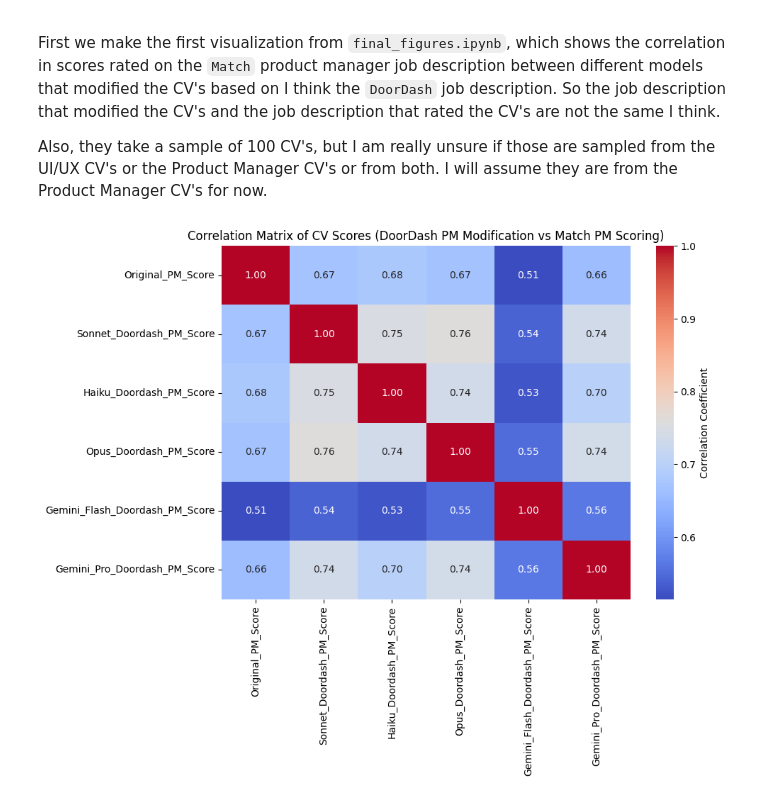
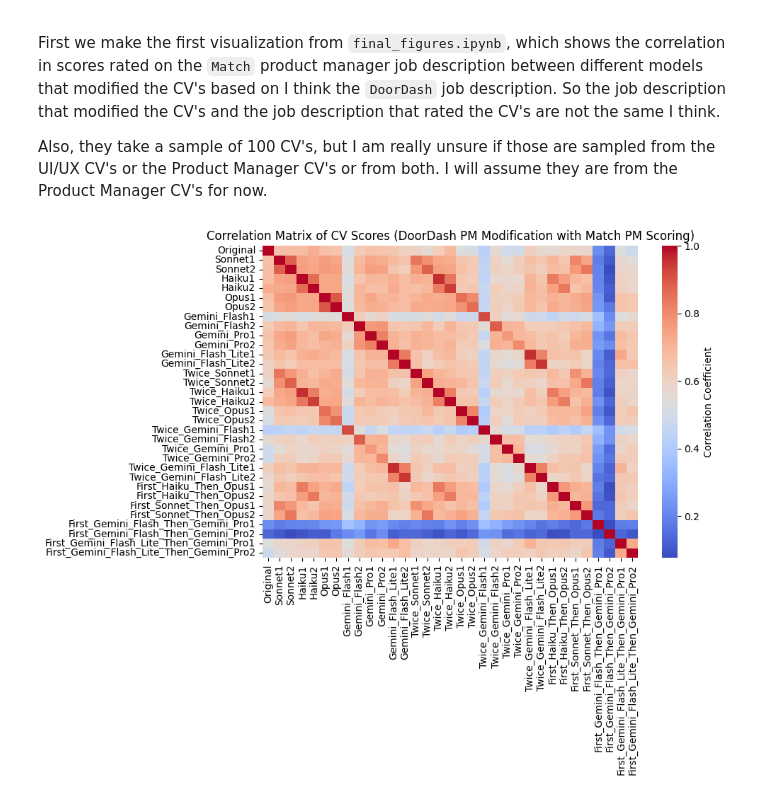
Before and after one commit to pvdklei/FACT, a Jupyter notebook: pepijn/visualize.ipynb, the cells around one changed output. Drawn from its saved outputs; the diff is of its cells as text; code cells hidden in the pictures.

```diff
--- a/pepijn/visualize.ipynb
+++ b/pepijn/visualize.ipynb
@@ -67,10 +65,40 @@ scores_gemini_flash_doordash_pm_df = pd.read_csv(os.path.join(CV_SCORES_FOLDER,
 scores_gemini_flash_google_ux_df = pd.read_csv(os.path.join(CV_SCORES_FOLDER, "gemini_flash_google_ux.csv"), index_col=0)
 scores_gemini_pro_doordash_pm_df = pd.read_csv(os.path.join(CV_SCORES_FOLDER, "gemini_pro_doordash_pm.csv"), index_col=0)
 scores_gemini_pro_google_ux_df = pd.read_csv(os.path.join(CV_SCORES_FOLDER, "gemini_pro_google_ux.csv"), index_col=0)
+scores_gemini_flash_lite_doordash_pm_df = pd.read_csv(os.path.join(CV_SCORES_FOLDER, "gemini_flash_lite_doordash_pm.csv"), index_col=0)
+scores_gemini_flash_lite_google_ux_df = pd.read_csv(os.path.join(CV_SCORES_FOLDER, "gemini_flash_lite_google_ux.csv"), index_col=0)
+
+scores_twice_sonnet_doordash_pm_df = pd.read_csv(os.path.join(CV_SCORES_FOLDER, "twice_sonnet_doordash_pm.csv"), index_col=0)
+scores_twice_sonnet_google_ux_df = pd.read_csv(os.path.join(CV_SCORES_FOLDER, "twice_sonnet_google_ux.csv"), index_col=0)
+scores_twice_haiku_doordash_pm_df = pd.read_csv(os.path.join(CV_SCORES_FOLDER, "twice_haiku_doordash_pm.csv"), index_col=0)
+scores_twice_haiku_google_ux_df = pd.read_csv(os.path.join(CV_SCORES_FOLDER, "twice_haiku_google_ux.csv"), index_col=0)
+scores_twice_opus_doordash_pm_df = pd.read_csv(os.path.join(CV_SCORES_FOLDER, "twice_opus_doordash_pm.csv"), index_col=0)
+scores_twice_opus_google_ux_df = pd.read_csv(os.path.join(CV_SCORES_FOLDER, "twice_opus_google_ux.csv"), index_col=0)
+scores_twice_gemini_flash_doordash_pm_df = pd.read_csv(os.path.join(CV_SCORES_FOLDER, "twice_gemini_flash_doordash_pm.csv"), index_col=0)
+scores_twice_gemini_flash_google_ux_df = pd.read_csv(os.path.join(CV_SCORES_FOLDER, "twice_gemini_flash_google_ux.csv"), index_col=0)
+scores_twice_gemini_pro_doordash_pm_df = pd.read_csv(os.path.join(CV_SCORES_FOLDER, "twice_gemini_pro_doordash_pm.csv"), index_col=0)
+scores_twice_gemini_pro_google_ux_df = pd.read_csv(os.path.join(CV_SCORES_FOLDER, "twice_gemini_pro_google_ux.csv"), index_col=0)
+scores_twice_gemini_flash_lite_doordash_pm_df = pd.read_csv(os.path.join(CV_SCORES_FOLDER, "twice_gemini_flash_lite_doordash_pm.csv"), index_col=0)
+scores_twice_gemini_flash_lite_google_ux_df = pd.read_csv(os.path.join(CV_SCORES_FOLDER, "twice_gemini_flash_lite_google_ux.csv"), index_col=0)
+
+scores_first_haiku_then_opus_doordash_pm_df = pd.read_csv(os.path.join(CV_SCORES_FOLDER, "twice_haiku_opus_doordash_pm.csv"), index_col=0)
+scores_first_haiku_then_opus_google_ux_df = pd.read_csv(os.path.join(CV_SCORES_FOLDER, "twice_haiku_opus_google_ux.csv"), index_col=0)
+scores_first_sonnet_then_opus_doordash_pm_df = pd.read_csv(os.path.join(CV_SCORES_FOLDER, "twice_sonnet_opus_doordash_pm.csv"), index_col=0)
+scores_first_sonnet_then_opus_google_ux_df = pd.read_csv(os.path.join(CV_SCORES_FOLDER, "twice_sonnet_opus_google_ux.csv"), index_col=0)
+scores_first_gemini_flash_then_gemini_pro_doordash_pm_df = pd.read_csv(os.path.join(CV_SCORES_FOLDER, "twice_gemini_flash_pro_doordash_pm.csv"), index_col=0)
+scores_first_gemini_flash_then_gemini_pro_google_ux_df = pd.read_csv(os.path.join(CV_SCORES_FOLDER, "twice_gemini_flash_pro_google_ux.csv"), index_col=0)
+scores_first_gemini_flash_lite_then_gemini_pro_doordash_pm_df = pd.read_csv(os.path.join(CV_SCORES_FOLDER, "twice_gemini_flash_lite_pro_doordash_pm.csv"), index_col=0)
+scores_first_gemini_flash_lite_then_gemini_pro_google_ux_df = pd.read_csv(os.path.join(CV_SCORES_FOLDER, "twice_gemini_flash_lite_pro_google_ux.csv"), index_col=0)
 # %%
 def select_and_rename_by_substr(df, substr, new_name):
     col = df.filter(like=substr).columns[0]
     return df[[col]].rename(columns={col: new_name})
+
+
+def combine_dfs(dfs: list[tuple[pd.DataFrame, str, str]]) -> pd.DataFrame:
+    selected_dfs = [select_and_rename_by_substr(df, substr, new_name) for df, substr, new_name in dfs]
+    combined_df = pd.concat(selected_dfs, axis=1, join="outer")
+    return combined_df
 # %% [markdown]
 # Modified CVs inpection
 
@@ -249,20 +368,21 @@ scores_doordash_match_pm_combined_df = pd.concat(
 # %%
-scores_combined_only_pm_df = scores_doordash_match_pm_combined_df[scores_doordash_match_pm_combined_df["Group"] == "Project Manager"].drop(columns=["Group"])
+scores_combined_match_pm_positives_df = scores_match_pm_combined_df[scores_match_pm_combined_df["Group"] == "Project Manager"].drop(columns=["Group"])
+scores_combined_match_pm_negatives_df = scores_match_pm_combined_df[scores_match_pm_combined_df["Group"] != "Project Manager"].drop(columns=["Group"])
 # %%
 plt.figure(figsize=(10, 8))
-correlation_matrix = scores_combined_only_pm_df.corr()
+correlation_matrix = scores_combined_match_pm_positives_df.corr()
 sns.heatmap(
     correlation_matrix,
-    annot=True,
+    annot=False,
     fmt=".2f",
     cmap="coolwarm",
     cbar_kws={"label": "Correlation Coefficient"},
 )
 plt.title("Correlation Matrix of CV Scores (DoorDash PM Modification with Match PM Scoring)")
 plt.tight_layout()
 plt.show()
 # %% [output]
-[figure, old version]
+[figure, new version]
 # %%
 # Make a violin plot to compare the distributions of the scores where every column is a different model
 plt.figure(figsize=(12, 8))
```
Also changed, not shown: parts of 19 cells of this notebook.
